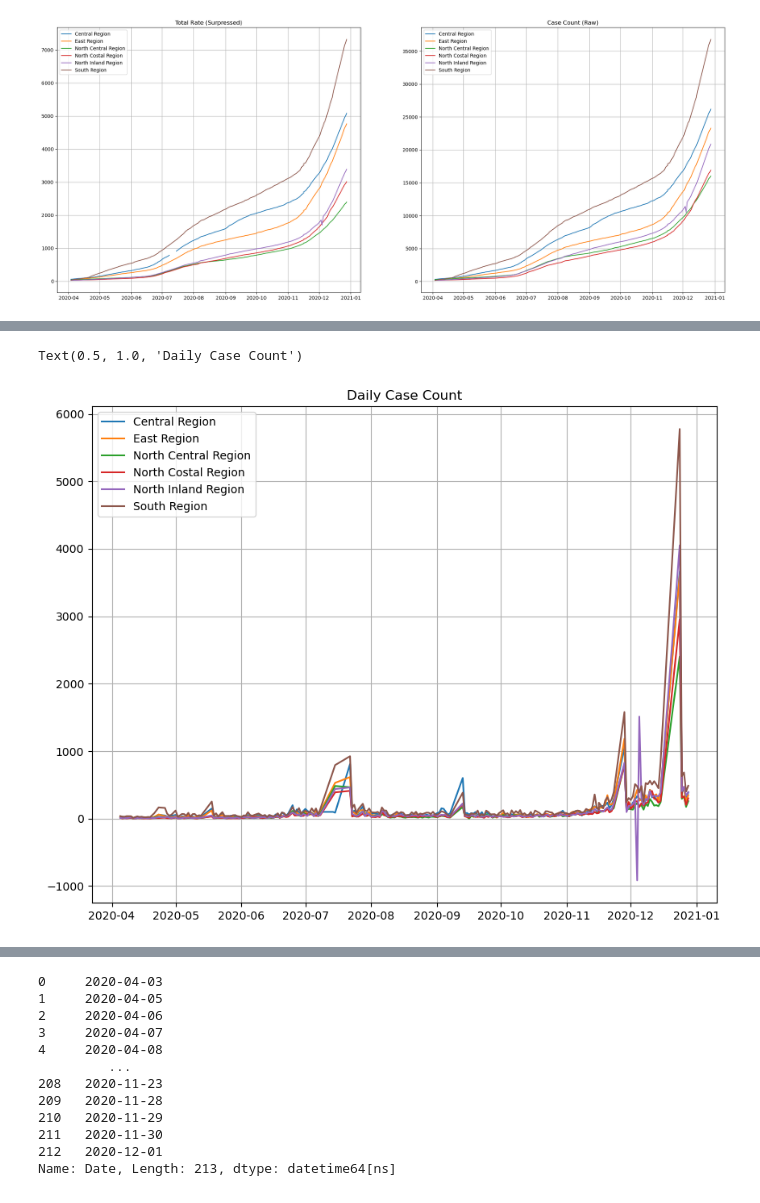
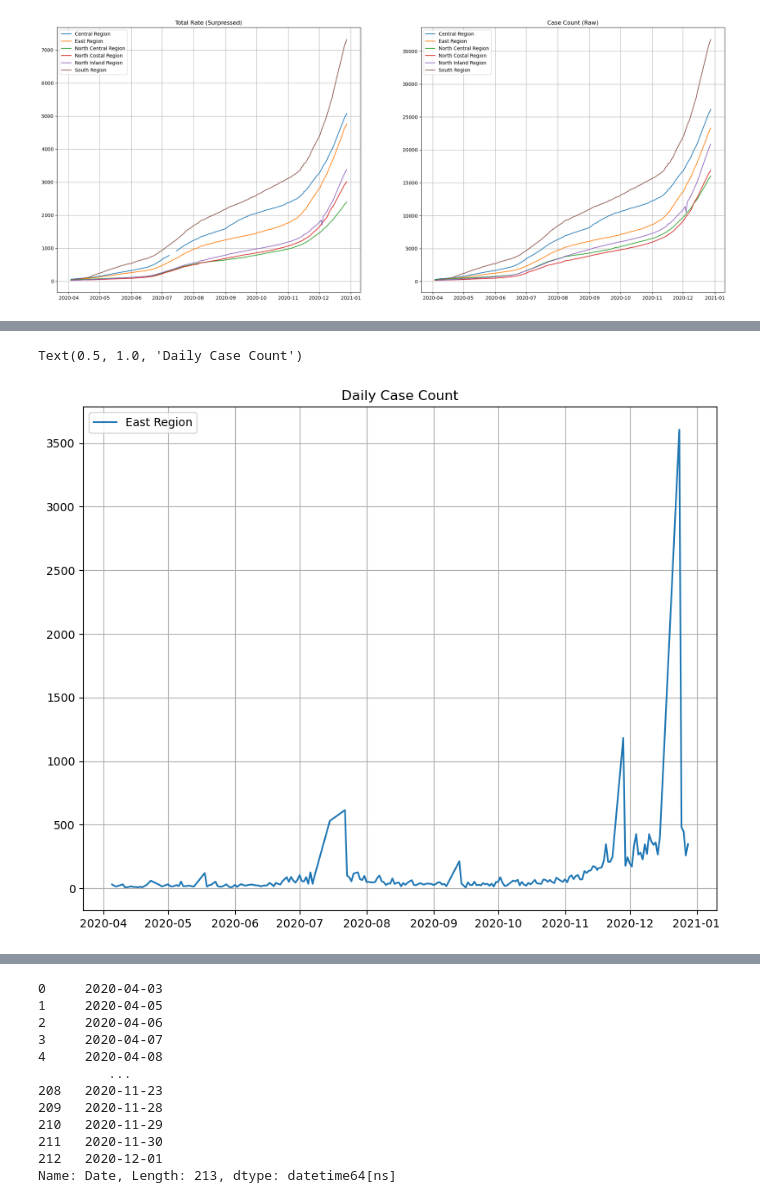
Before and after one commit to kazi0302/COVID-19-Modeling-and-Parameter-Fitting, a Jupyter notebook: Data/Data_Cleaning->Not_In_Use.ipynb, the cells around one changed output, grey strips where cells are left out. Saved outputs shown, nothing was run; the diff lists cells and outputs as text; code cells hidden in the pictures.

```diff
--- a/Data/Data_Cleaning->Not_In_Use.ipynb
+++ b/Data/Data_Cleaning->Not_In_Use.ipynb
@@ -101,39 +101,39 @@ Name: Date, dtype: datetime64[ns]
 # Plot Raw and Total daily cases
 # fig, ax1 = plt.subplots(figsize = (25, 10))
 # ax1.plot(central['Date'][75:90], central_daily_total[75:90], label = 'Central Region')
 # ax1.plot(east['Date'][75:90], east_daily_total[75:90], label = 'East Region')
 # ax1.plot(north_central['Date'][75:90], north_central_daily_total[75:90], label = 'North Central Region')
 # ax1.plot(north_coastal['Date'][75:90], north_coastal_daily_total[75:90], label = 'North Costal Region')
 # ax1.plot(north_inland['Date'][75:90], north_inland_daily_total[75:90], label = 'North Inland Region')
 # ax1.plot(south['Date'][75:90], south_daily_total[75:90], label = 'South Region')
 # ax1.grid()
 # ax1.legend()
 # ax1.set_title('Daily Total Rate (Surpressed)')
 
 # Plot Raw and Total daily cases
 fig, ax2 = plt.subplots(figsize = (10, 8))
 # ax1.plot(central['Date'], central_daily_total, label = 'Central Region')
 # ax1.plot(east['Date'], east_daily_total, label = 'East Region')
 # ax1.plot(north_central['Date'], north_central_daily_total, label = 'North Central Region')
 # ax1.plot(north_coastal['Date'], north_coastal_daily_total, label = 'North Costal Region')
 # ax1.plot(north_inland['Date'], north_inland_daily_total, label = 'North Inland Region')
 # ax1.plot(south['Date'], south_daily_total, label = 'South Region')
 # ax1.grid()
 # ax1.legend()
 # ax1.set_title('Daily Total Rate (Surpressed)')
 
-ax2.plot(central['Date'], central_daily_raw, label = 'Central Region')
+# ax2.plot(central['Date'], central_daily_raw, label = 'Central Region')
 ax2.plot(east['Date'], east_daily_raw, label = 'East Region')
-ax2.plot(north_central['Date'], north_central_daily_raw, label = 'North Central Region')
-ax2.plot(north_coastal['Date'], north_coastal_daily_raw, label = 'North Costal Region')
-ax2.plot(north_inland['Date'], north_inland_daily_raw, label = 'North Inland Region')
-ax2.plot(south['Date'], south_daily_raw, label = 'South Region')
+# ax2.plot(north_central['Date'], north_central_daily_raw, label = 'North Central Region')
+# ax2.plot(north_coastal['Date'], north_coastal_daily_raw, label = 'North Costal Region')
+# ax2.plot(north_inland['Date'], north_inland_daily_raw, label = 'North Inland Region')
+# ax2.plot(south['Date'], south_daily_raw, label = 'South Region')
 ax2.grid()
 ax2.legend()
 ax2.set_title('Daily Case Count')
 # %% [output]
 Text(0.5, 1.0, 'Daily Case Count')
-[figure, old version]
+[figure, new version]
 # %%
 plt.plot(central['Date'], central_daily_total, label = 'Central Region')
 # %% [output]
```
Also changed, not shown: parts of 1 cell of this notebook, 12 other files.
